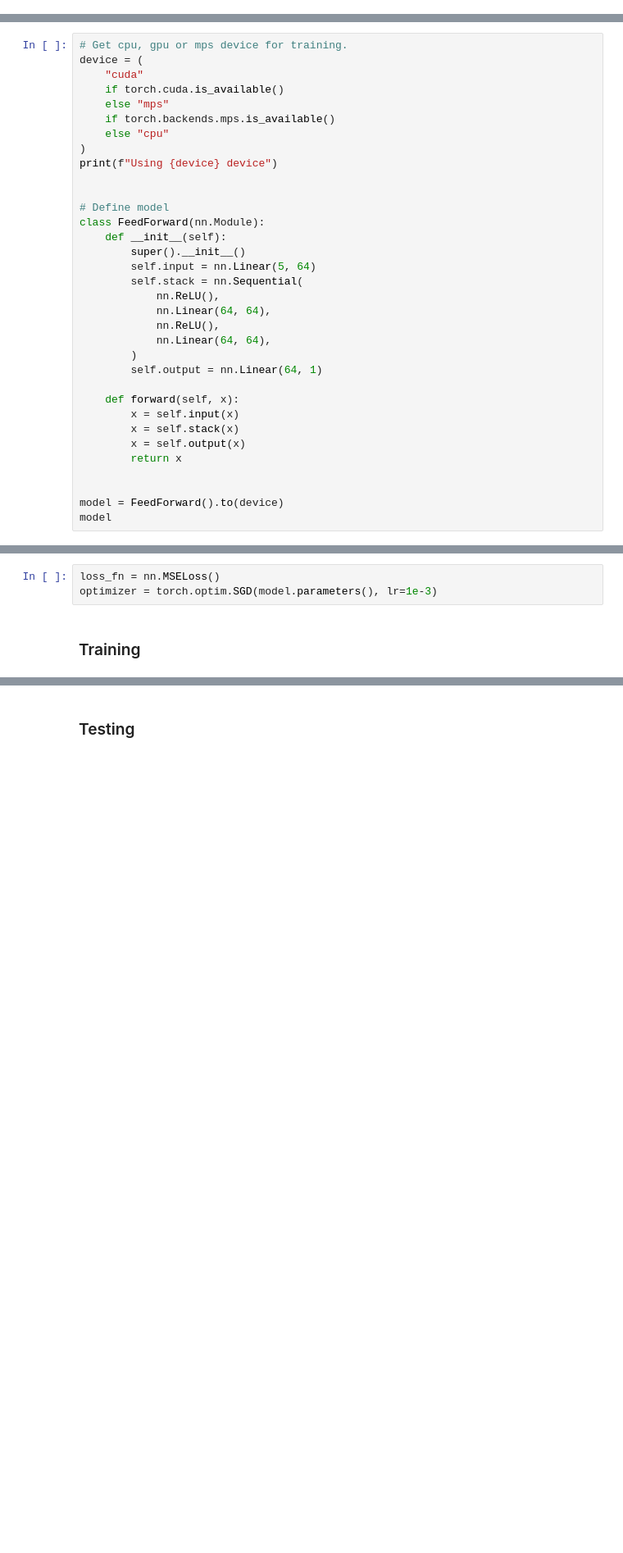
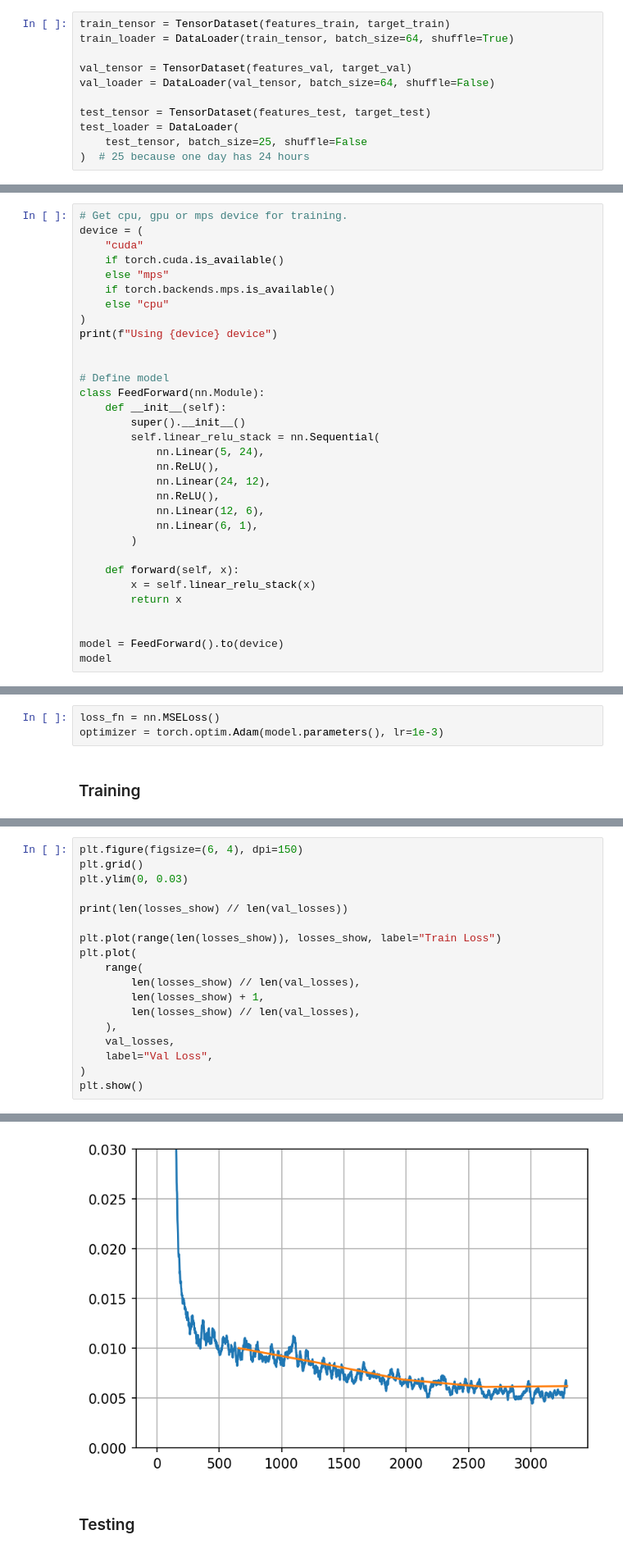
Before and after one commit to jatobro/it3030-deep-learning, a Jupyter notebook: timeseries/fnn.ipynb, the cells around one changed output, grey strips where cells are left out. Shown: that part at 82% size. Saved outputs shown, nothing was run; the diff lists cells and outputs as text; blank space fills up the shorter version.

Commit message:
fnn training and 24 hour prediction

```diff
--- a/timeseries/fnn.ipynb
+++ b/timeseries/fnn.ipynb
@@ -97,3 +98,14 @@ test_data
+# %%
+train_tensor = TensorDataset(features_train, target_train)
+train_loader = DataLoader(train_tensor, batch_size=64, shuffle=True)
+
+val_tensor = TensorDataset(features_val, target_val)
+val_loader = DataLoader(val_tensor, batch_size=64, shuffle=False)
+
+test_tensor = TensorDataset(features_test, target_test)
+test_loader = DataLoader(
+    test_tensor, batch_size=25, shuffle=False
+)  # 25 because one day has 24 hours
 # %% [markdown]
 ### Creating model
 # %%
@@ -112,19 +124,17 @@ print(f"Using {device} device")
 class FeedForward(nn.Module):
     def __init__(self):
         super().__init__()
-        self.input = nn.Linear(5, 64)
-        self.stack = nn.Sequential(
+        self.linear_relu_stack = nn.Sequential(
+            nn.Linear(5, 24),
             nn.ReLU(),
-            nn.Linear(64, 64),
+            nn.Linear(24, 12),
             nn.ReLU(),
-            nn.Linear(64, 64),
+            nn.Linear(12, 6),
+            nn.Linear(6, 1),
         )
-        self.output = nn.Linear(64, 1)
 
     def forward(self, x):
-        x = self.input(x)
-        x = self.stack(x)
-        x = self.output(x)
+        x = self.linear_relu_stack(x)
         return x
 
 
@@ -146,6 +156,6 @@ FeedForward(
 ### Loss function and optimizer
 # %%
 loss_fn = nn.MSELoss()
-optimizer = torch.optim.SGD(model.parameters(), lr=1e-3)
+optimizer = torch.optim.Adam(model.parameters(), lr=1e-3)
 # %% [markdown]
 ### Training
@@ -173,0 +217,19 @@ def train(X_train, y_train, model, loss_fn, optimizer):
+# %%
+plt.figure(figsize=(6, 4), dpi=150)
+plt.grid()
+plt.ylim(0, 0.03)
+
+print(len(losses_show) // len(val_losses))
+
+plt.plot(range(len(losses_show)), losses_show, label="Train Loss")
+plt.plot(
+    range(
+        len(losses_show) // len(val_losses),
+        len(losses_show) + 1,
+        len(losses_show) // len(val_losses),
+    ),
+    val_losses,
+    label="Val Loss",
+)
+plt.show()
+# %% [output]
@@ -174,2 +237,3 @@ def train(X_train, y_train, model, loss_fn, optimizer):
+[figure, added]
 # %% [markdown]
 ### Testing
```
Also changed, not shown: parts of 27 cells of this notebook, 4 other files.
